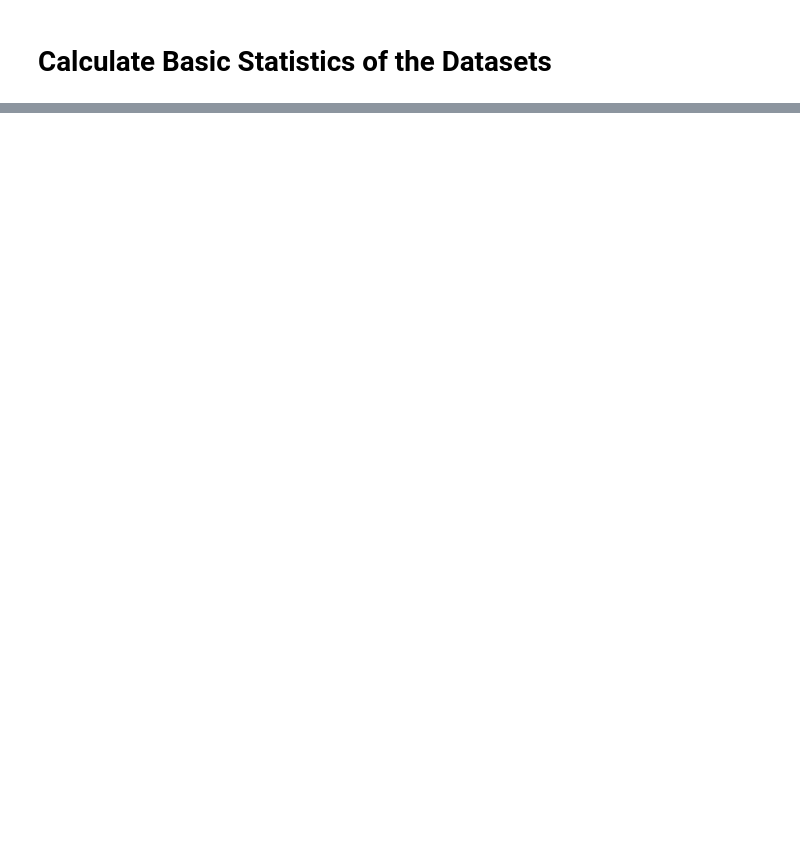
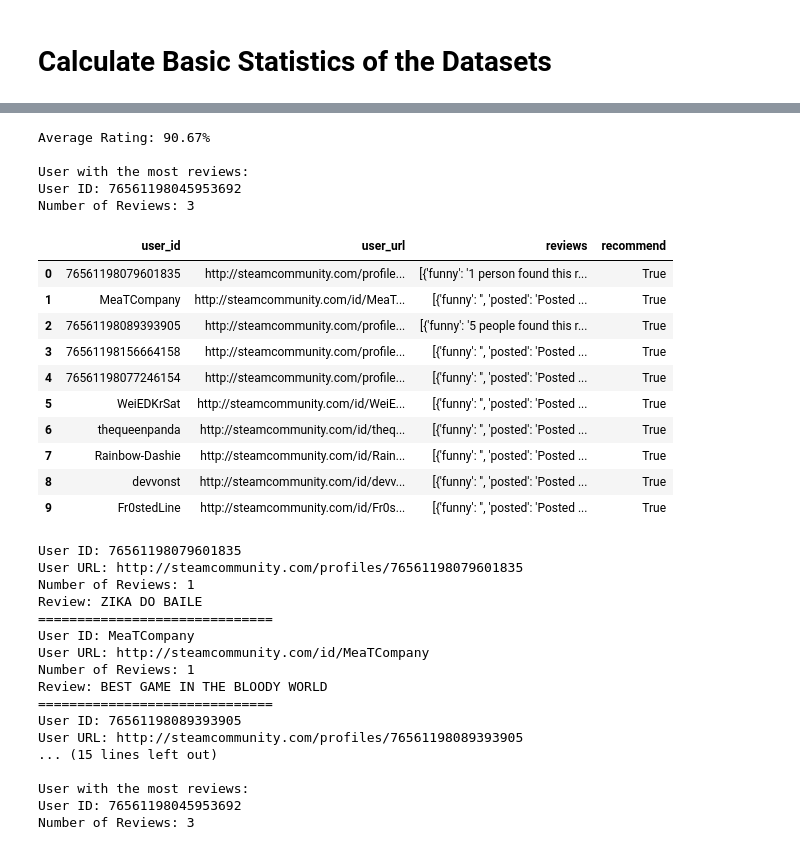
Before and after one commit to thisisrishabh22/goodreads_analysis, a Jupyter notebook: statistics.ipynb, the cells around one changed output, grey strips where cells are left out. Drawn from its saved outputs; the diff is of its cells as text; code cells hidden in the pictures; blank space fills up the shorter version.

```diff
--- a/statistics.ipynb
+++ b/statistics.ipynb
@@ -27,0 +100,66 @@ display(df_book_stats)
+# %%
+# Average rating
+records_df['recommend'] = records_df['reviews'].apply(
+    lambda x: x[0]['recommend'] if x else None)
+
+average_rating = records_df['recommend'].mean()
+
+# average rating in percentage
+print(f"Average Rating: {average_rating * 100:.2f}%")
+
+# Number of reviews per user
+reviews_per_user = records_df.groupby(
+    'user_id').size().reset_index(name='num_reviews')
+
+# User with the most reviews
+user_with_most_reviews = reviews_per_user.loc[reviews_per_user['num_reviews'].idxmax(
+)]
+
+print(f"\nUser with the most reviews:")
+print(f"User ID: {user_with_most_reviews['user_id']}")
+print(f"Number of Reviews: {user_with_most_reviews['num_reviews']}")
+# %% [output]
+Average Rating: 90.67%
+
+User with the most reviews:
+User ID: 76561198045953692
+Number of Reviews: 3
+# %%
+# Console Outputs
+
+display(records_df.head(10))
+
+iterateThroughTop()
+
+print(f"\nUser with the most reviews:")
+print(f"User ID: {user_with_most_reviews['user_id']}")
+print(f"Number of Reviews: {user_with_most_reviews['num_reviews']}")
+# %% [output]
+|  | user_id | user_url | reviews | recommend |
+| 0 | 76561198079601835 | http://steamcommunity.com/profile... | [{'funny': '1 person found this r... | True |
+| 1 | MeaTCompany | http://steamcommunity.com/id/MeaT... | [{'funny': '', 'posted': 'Posted ... | True |
+| 2 | 76561198089393905 | http://steamcommunity.com/profile... | [{'funny': '5 people found this r... | True |
+| 3 | 76561198156664158 | http://steamcommunity.com/profile... | [{'funny': '', 'posted': 'Posted ... | True |
+| 4 | 76561198077246154 | http://steamcommunity.com/profile... | [{'funny': '', 'posted': 'Posted ... | True |
+| 5 | WeiEDKrSat | http://steamcommunity.com/id/WeiE... | [{'funny': '', 'posted': 'Posted ... | True |
+| 6 | thequeenpanda | http://steamcommunity.com/id/theq... | [{'funny': '', 'posted': 'Posted ... | True |
+| 7 | Rainbow-Dashie | http://steamcommunity.com/id/Rain... | [{'funny': '', 'posted': 'Posted ... | True |
+| 8 | devvonst | http://steamcommunity.com/id/devv... | [{'funny': '', 'posted': 'Posted ... | True |
+| 9 | Fr0stedLine | http://steamcommunity.com/id/Fr0s... | [{'funny': '', 'posted': 'Posted ... | True |
+User ID: 76561198079601835
+User URL: http://steamcommunity.com/profiles/76561198079601835
+Number of Reviews: 1
+Review: ZIKA DO BAILE
+==============================
+User ID: MeaTCompany
+User URL: http://steamcommunity.com/id/MeaTCompany
+Number of Reviews: 1
+Review: BEST GAME IN THE BLOODY WORLD
+==============================
+User ID: 76561198089393905
+User URL: http://steamcommunity.com/profiles/76561198089393905
+... (15 lines left out)
+
+User with the most reviews:
+User ID: 76561198045953692
+Number of Reviews: 3
```
Also changed, not shown: parts of 12 cells of this notebook, 5 other files.
